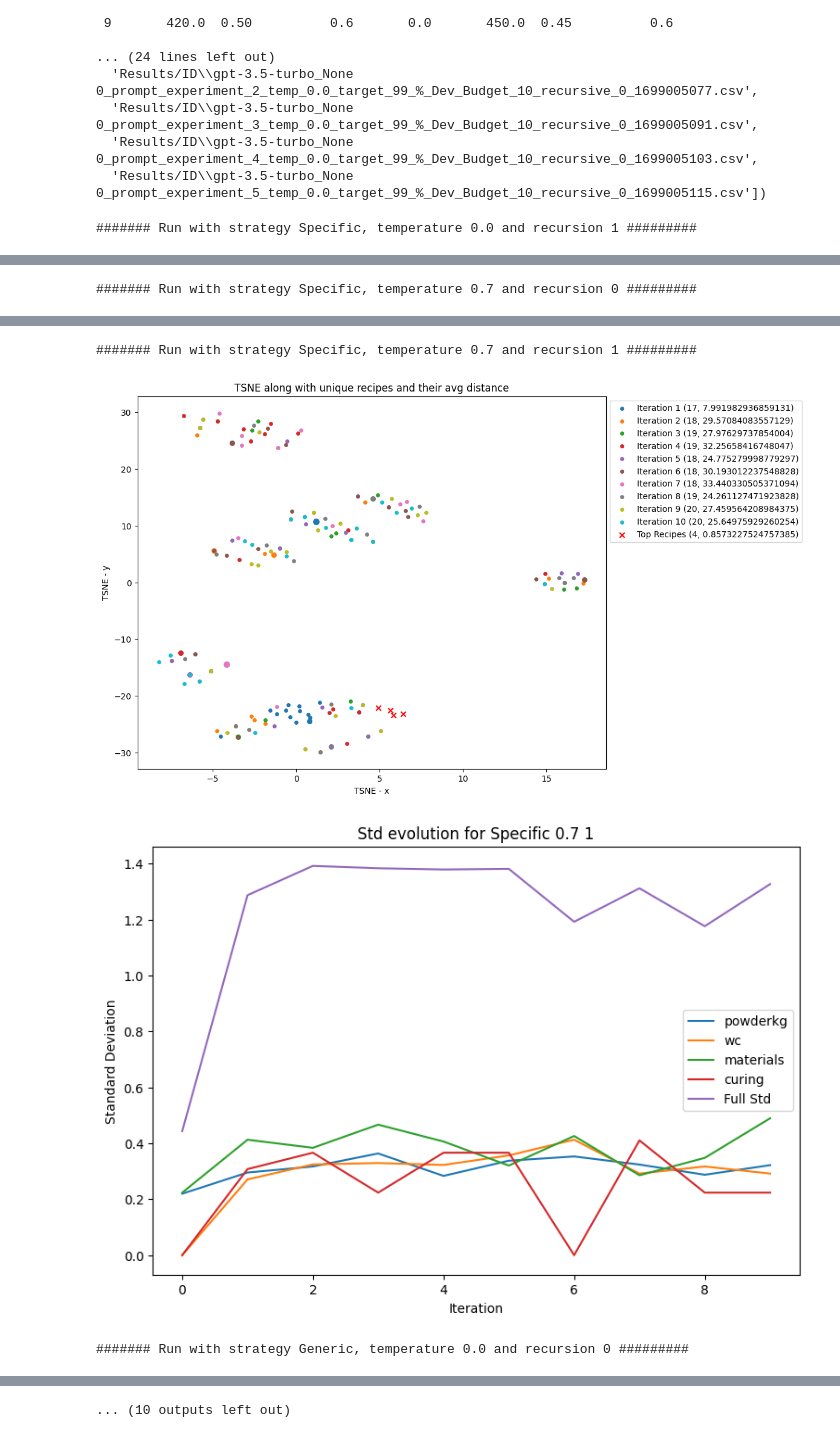
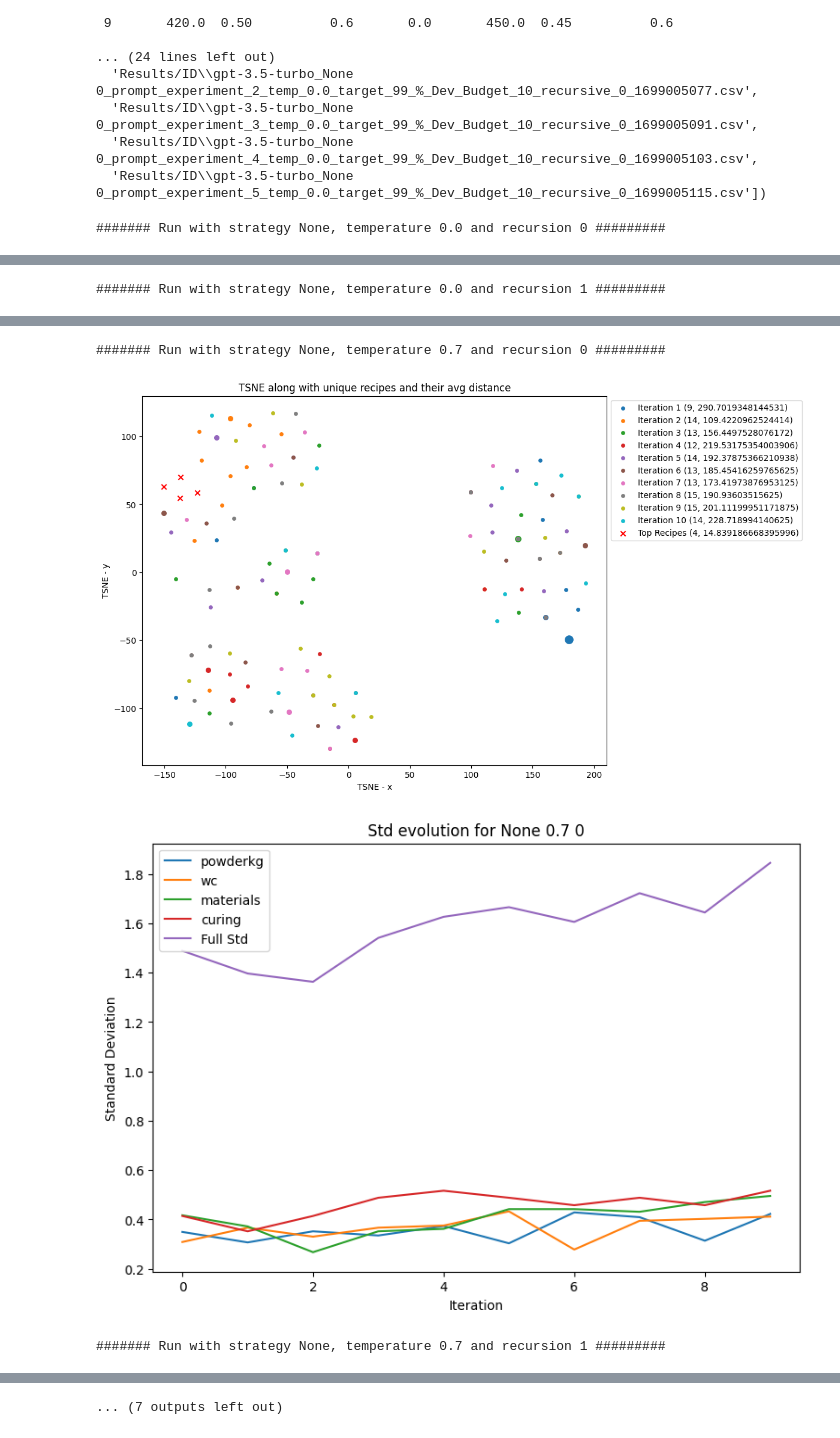
Before and after one commit to iterateccvoelker/LLM-s-can-Design-Sustainable-Concrete-a-Systematic-Benchmark-Code-, a Jupyter notebook: recipe_distribution.ipynb, the cells around one changed output, grey strips where cells are left out. Saved outputs shown, nothing was run; the diff lists cells and outputs as text; code cells hidden in the pictures.

```diff
--- a/recipe_distribution.ipynb
+++ b/recipe_distribution.ipynb
@@ -347,7 +347,7 @@ std_statistics = pd.DataFrame({
 })
 
 
-for combination in all_combinations[5:]:
+for combination in all_combinations[:6]:
     strategy = combination[0]
     temperature = combination[1]
     recursion = combination[2]
@@ -364,6 +364,7 @@ for combination in all_combinations[5:]:
     number_of_iterations = len(all_results_df)
     if not matching_filenames or number_of_iterations != 10:
         print(f'Warning: Some of the files for {strategy} {temperature} {recursion} have less than 10 rows per dataframe')
+        print(f'Nr. of iterations: {number_of_iterations}')
         configs_with_less_than_ten_iterations = configs_with_less_than_ten_iterations + 1
 
     warnings.filterwarnings("default")
@@ -394,7 +395,6 @@ for combination in all_combinations[5:]:
     std_for_each_run_materials = compute_std_over_different_runs(df_materials, number_of_iterations)
     std_for_each_run_curing = compute_std_over_different_runs(df_curing, number_of_iterations)
 
-    # TODO:
     std_for_statistics = std_for_each_run_powder + std_for_each_run_wc + std_for_each_run_materials + std_for_each_run_curing
 
     std_statistics.loc[len(std_statistics)] = {
@@ -435,4 +435,4 @@ for combination in all_combinations[5:]:
 
 print(f'####### Nr of warnings: {configs_with_less_than_ten_iterations} #######')
 # %% [output]
-####### Run with strategy Specific, temperature 0.0 and recursion 1 #########
+####### Run with strategy None, temperature 0.0 and recursion 0 #########
@@ -441 +441 @@ print(f'####### Nr of warnings: {configs_with_less_than_ten_iterations} #######'
-####### Run with strategy Specific, temperature 0.7 and recursion 0 #########
+####### Run with strategy None, temperature 0.0 and recursion 1 #########
@@ -444,4 +444,4 @@ print(f'####### Nr of warnings: {configs_with_less_than_ten_iterations} #######'
-####### Run with strategy Specific, temperature 0.7 and recursion 1 #########
+####### Run with strategy None, temperature 0.7 and recursion 0 #########
-[figure, old version]
+[figure, new version]
-[figure, old version]
+[figure, new version]
-####### Run with strategy Generic, temperature 0.0 and recursion 0 #########
+####### Run with strategy None, temperature 0.7 and recursion 1 #########
@@ -450 +450 @@ print(f'####### Nr of warnings: {configs_with_less_than_ten_iterations} #######'
-... (10 outputs left out)
+... (7 outputs left out)
```
Also changed, not shown: parts of 1 cell of this notebook.
